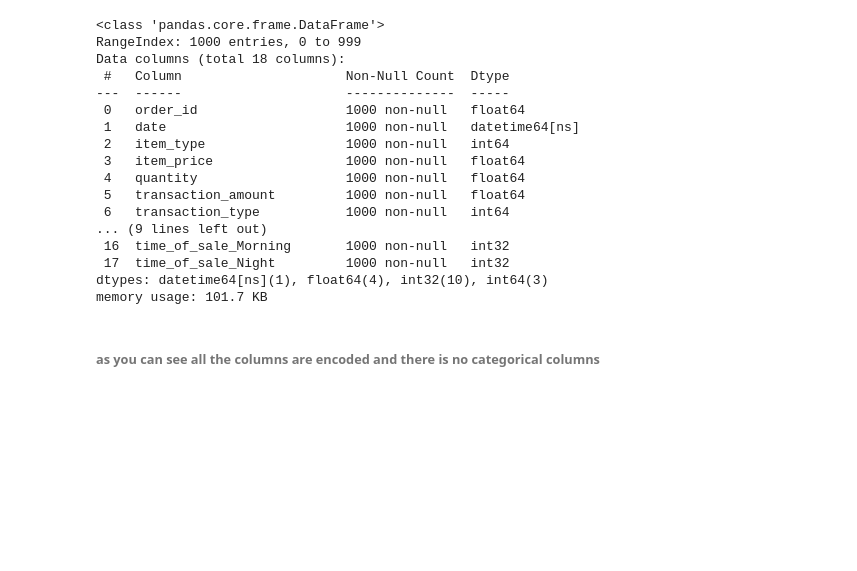
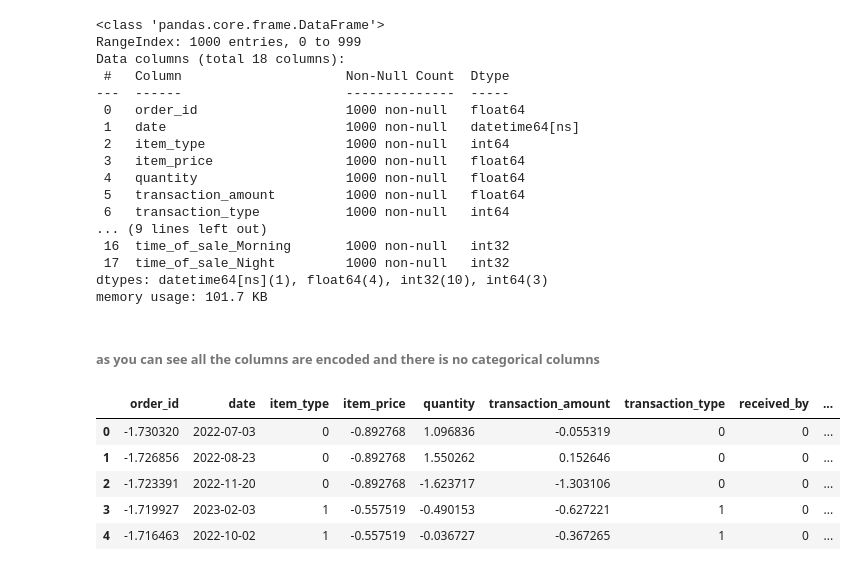
Before and after one commit to SansarBisht/Restaurant-Sales-report-EDA-and-Analysis, a Jupyter notebook: Restaurant Sales report EDA and Analysis .ipynb, the cells around one changed output. Saved outputs shown, nothing was run; the diff lists cells and outputs as text; code cells hidden in the pictures; blank space fills up the shorter version.

```diff
--- a/Restaurant Sales report EDA and Analysis .ipynb
+++ b/Restaurant Sales report EDA and Analysis .ipynb
@@ -1026,3 +1026,16 @@ dtypes: datetime64[ns](1), float64(4), int32(10), int64(3)
 memory usage: 101.7 KB
 # %% [markdown]
 ###### as you can see all the columns are encoded and there is no categorical columns
+# %%
+from sklearn.preprocessing import StandardScaler
+sc= StandardScaler()
+df[num]=sc.fit_transform(df[num])
+# %%
+df.head()
+# %% [output]
+|  | order_id | date | item_type | item_price | quantity | transaction_amount | transaction_type | received_by | ... |
+| 0 | -1.730320 | 2022-07-03 | 0 | -0.892768 | 1.096836 | -0.055319 | 0 | 0 | ... |
+| 1 | -1.726856 | 2022-08-23 | 0 | -0.892768 | 1.550262 | 0.152646 | 0 | 0 | ... |
+| 2 | -1.723391 | 2022-11-20 | 0 | -0.892768 | -1.623717 | -1.303106 | 0 | 0 | ... |
+| 3 | -1.719927 | 2023-02-03 | 1 | -0.557519 | -0.490153 | -0.627221 | 1 | 0 | ... |
+| 4 | -1.716463 | 2022-10-02 | 1 | -0.557519 | -0.036727 | -0.367265 | 1 | 0 | ... |
```
